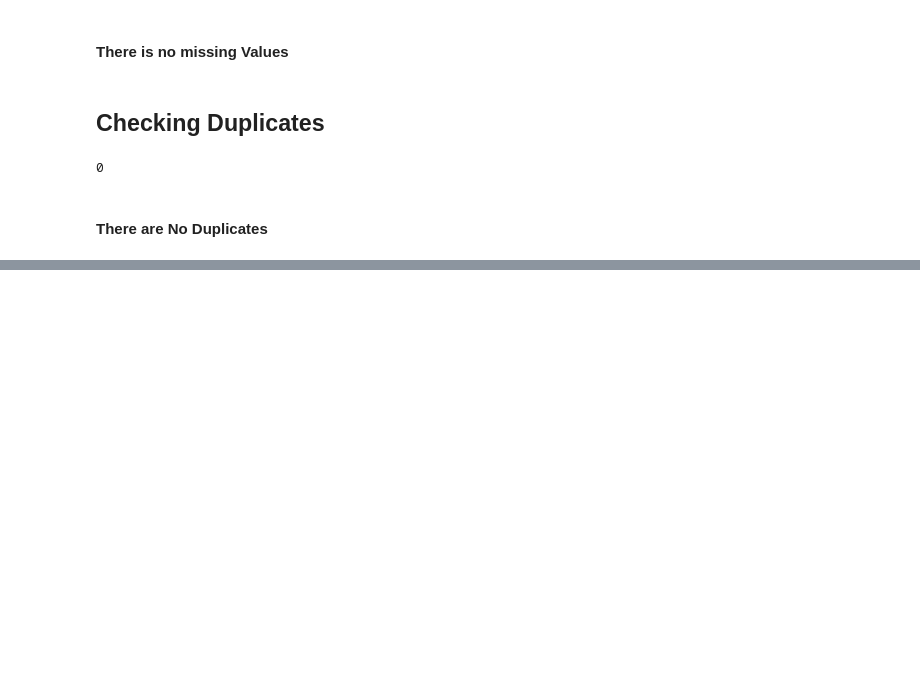
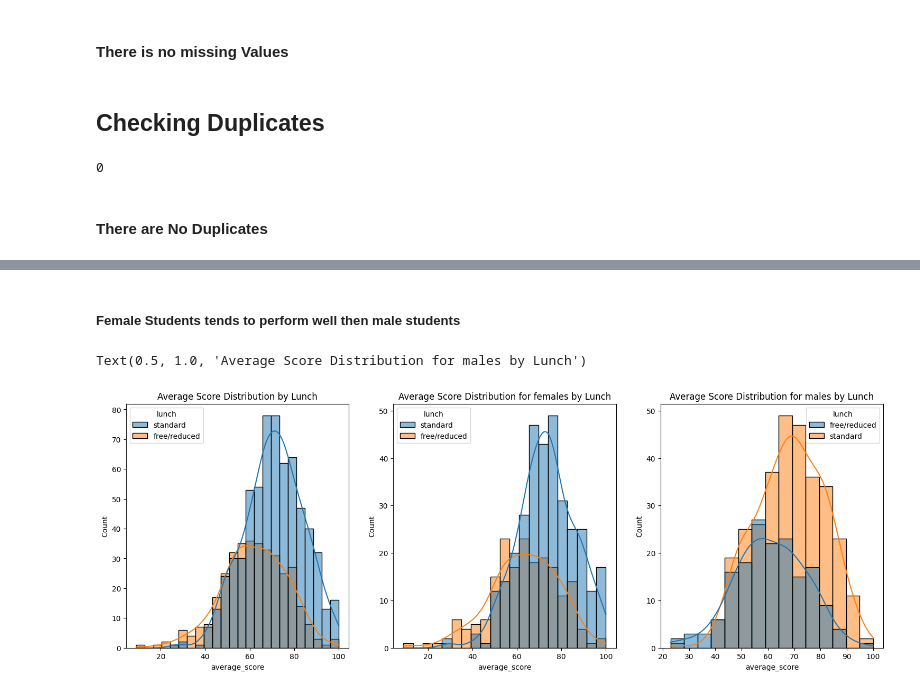
Before and after one commit to aayushdebugging/Student-Performance---An-End-to-End-Machine-Learning-Project, a Jupyter notebook: notebook/EDA STUDENT PERFORMANCE .ipynb, the cells around one changed output, grey strips where cells are left out. Cells and saved outputs as stored; diff of their text form; code cells hidden in the pictures; blank space fills up the shorter version.

```diff
--- a/notebook/EDA STUDENT PERFORMANCE .ipynb
+++ b/notebook/EDA STUDENT PERFORMANCE .ipynb
@@ -43,0 +177,16 @@ df.duplicated().sum()
+# %% [markdown]
+##### Female Students tends to perform well then male students
+# %%
+plt.subplots(1,3,figsize=(25,6))
+plt.subplot(141)
+sns.histplot(data=df, x='average_score', kde=True, hue='lunch')
+plt.title('Average Score Distribution by Lunch')
+plt.subplot(142)
+sns.histplot(data=df[df.gender=='female'], x='average_score', kde=True, hue='lunch')
+plt.title('Average Score Distribution for females by Lunch')
+plt.subplot(143)
+sns.histplot(data=df[df.gender=='male'] , x='average_score', kde=True, hue='lunch')
+plt.title('Average Score Distribution for males by Lunch')
+# %% [output]
+Text(0.5, 1.0, 'Average Score Distribution for males by Lunch')
+[figure, added]
```
Also changed, not shown: parts of 10 cells of this notebook, 6 other files.
